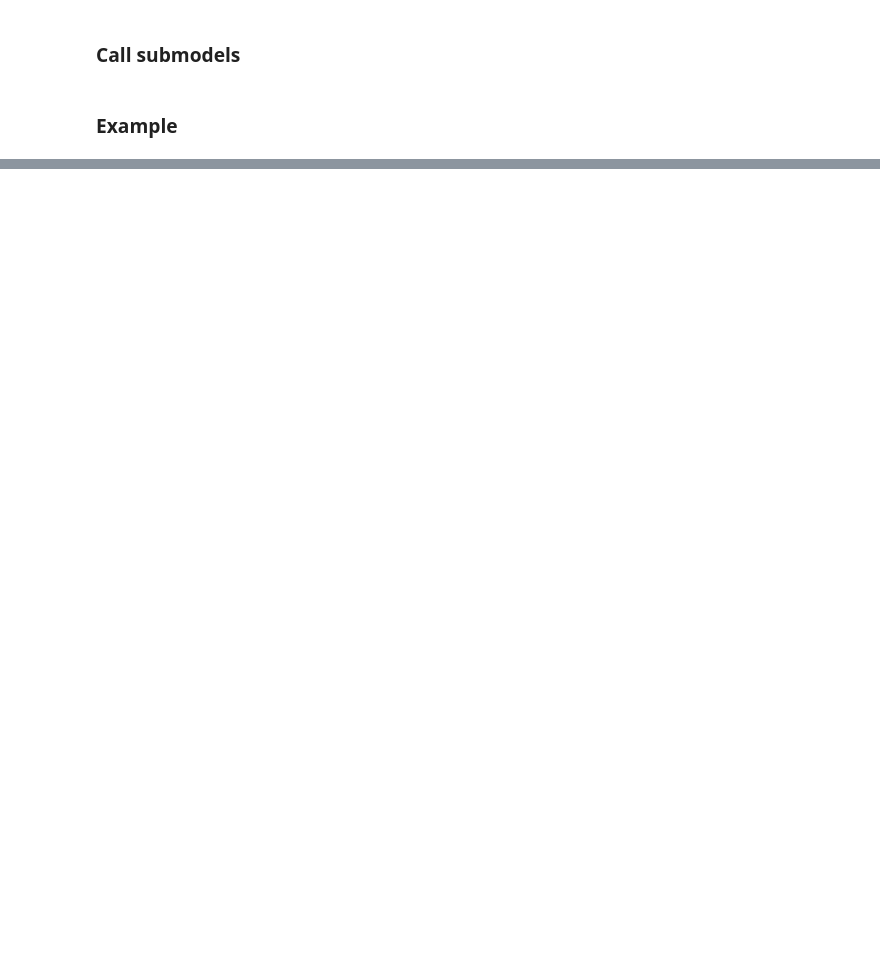
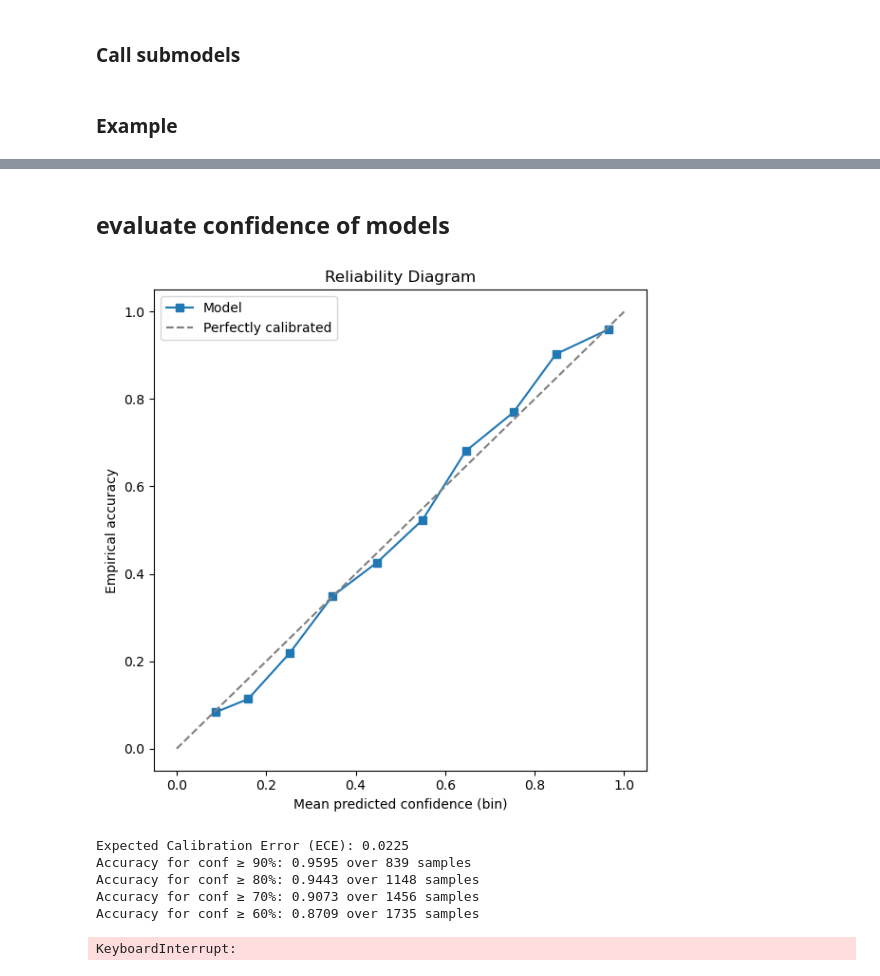
Before and after one commit to SamueleMancini/rainbot, a Jupyter notebook: notebooks/ensemble.ipynb, the cells around one changed output, grey strips where cells are left out. Saved outputs shown, nothing was run; the diff lists cells and outputs as text; code cells hidden in the pictures; blank space fills up the shorter version.

```diff
--- a/notebooks/ensemble.ipynb
+++ b/notebooks/ensemble.ipynb
@@ -268,0 +263,2 @@ classify_segments(segments)
+# %% [markdown]
+## evaluate confidence of models
@@ -268,0 +330,9 @@ classify_segments(segments)
+# %%
+evaluate_confidence(model, test_loader, device, n_bins=10)
+# %% [output]
+[figure, added]
+Expected Calibration Error (ECE): 0.0225
+Accuracy for conf ≥ 90%: 0.9595 over 839 samples
+Accuracy for conf ≥ 80%: 0.9443 over 1148 samples
+Accuracy for conf ≥ 70%: 0.9073 over 1456 samples
+Accuracy for conf ≥ 60%: 0.8709 over 1735 samples
@@ -268,0 +444,10 @@ classify_segments(segments)
+# %%
+evaluate_submodels_confidence(
+    test_root,
+    segment_image_per_class,
+    classify_segment,
+    device,
+    n_bins=10
+)
+# %% [output]
+KeyboardInterrupt:
```
Also changed, not shown: parts of 12 cells of this notebook, 3 other files.
